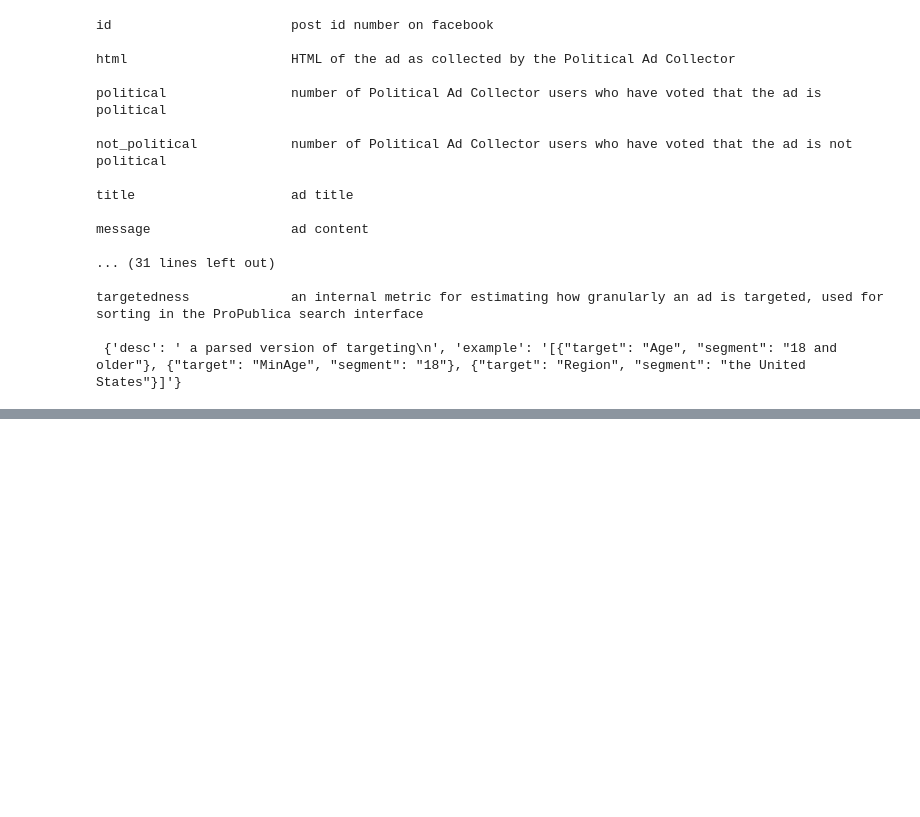
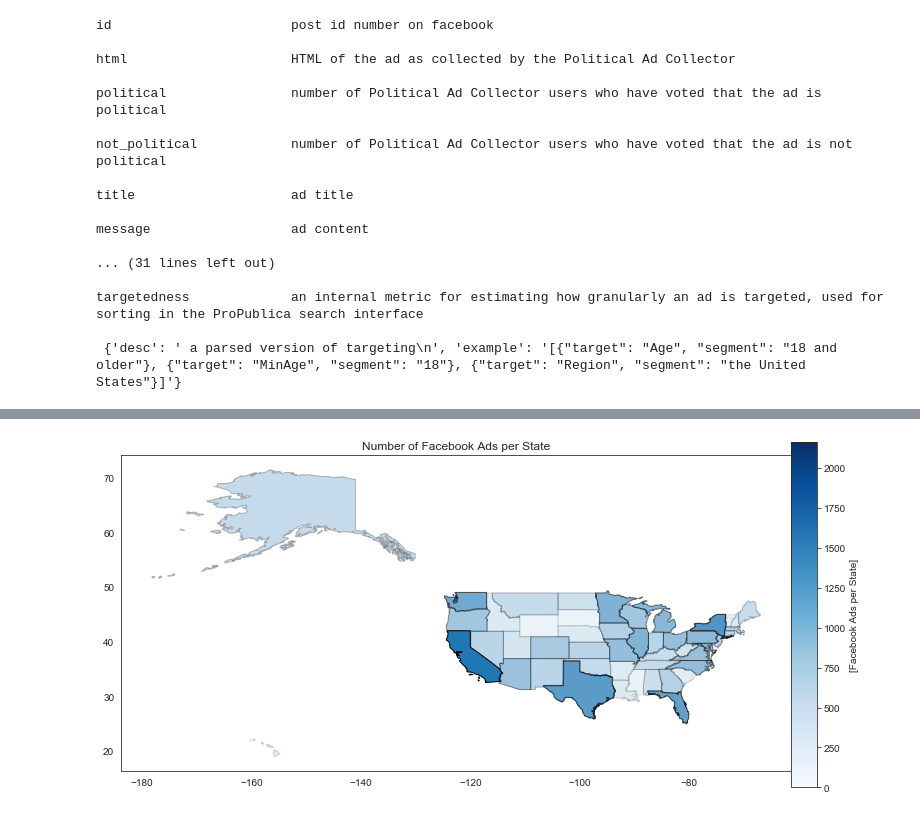
Before and after one commit to kdumontnu/2019-CS109A, a Jupyter notebook: project/Propublica_Parsing.ipynb, the cells around one changed output, grey strips where cells are left out. Cells and saved outputs as stored; diff of their text form; code cells hidden in the pictures; blank space fills up the shorter version.

```diff
--- a/project/Propublica_Parsing.ipynb
+++ b/project/Propublica_Parsing.ipynb
@@ -64,0 +345,2 @@ display(df.head(5))
+# %%
+usa = gpd.read_file(path + '../maps/states.shp')
@@ -64,0 +354,25 @@ display(df.head(5))
+# %%
+from matplotlib.colors import rgb2hex, Normalize
+from matplotlib.colorbar import ColorbarBase
+
+fig, axes = plt.subplots(nrows=1, ncols=1, figsize=(12, 6));
+axes.set_title('Number of Facebook Ads per State')
+# plot background
+cmap = plt.cm.Blues
+max_counts = max(list(state_list.values()))
+
+for state in usa['STATE_NAME']:
+  try:
+    color_val = np.sqrt(state_list[state]/max_counts)
+  except KeyError:
+    print('{} not in target states')
+    color_val = 0
+  usa[usa['STATE_NAME'] == state].plot(ax = axes, edgecolor='black',
+                                        alpha=color_val)
+ax_c = fig.add_axes([0.9, 0.1, 0.03, 0.8])
+cb = ColorbarBase(ax_c,cmap=cmap,norm=Normalize(vmin=0, vmax=max_counts),
+                  orientation='vertical',
+                  label=r'[Facebook Ads per State]')
+plt.show();
+# %% [output]
+[figure, added]
```
Also changed, not shown: parts of 37 cells of this notebook, 1 other file.
